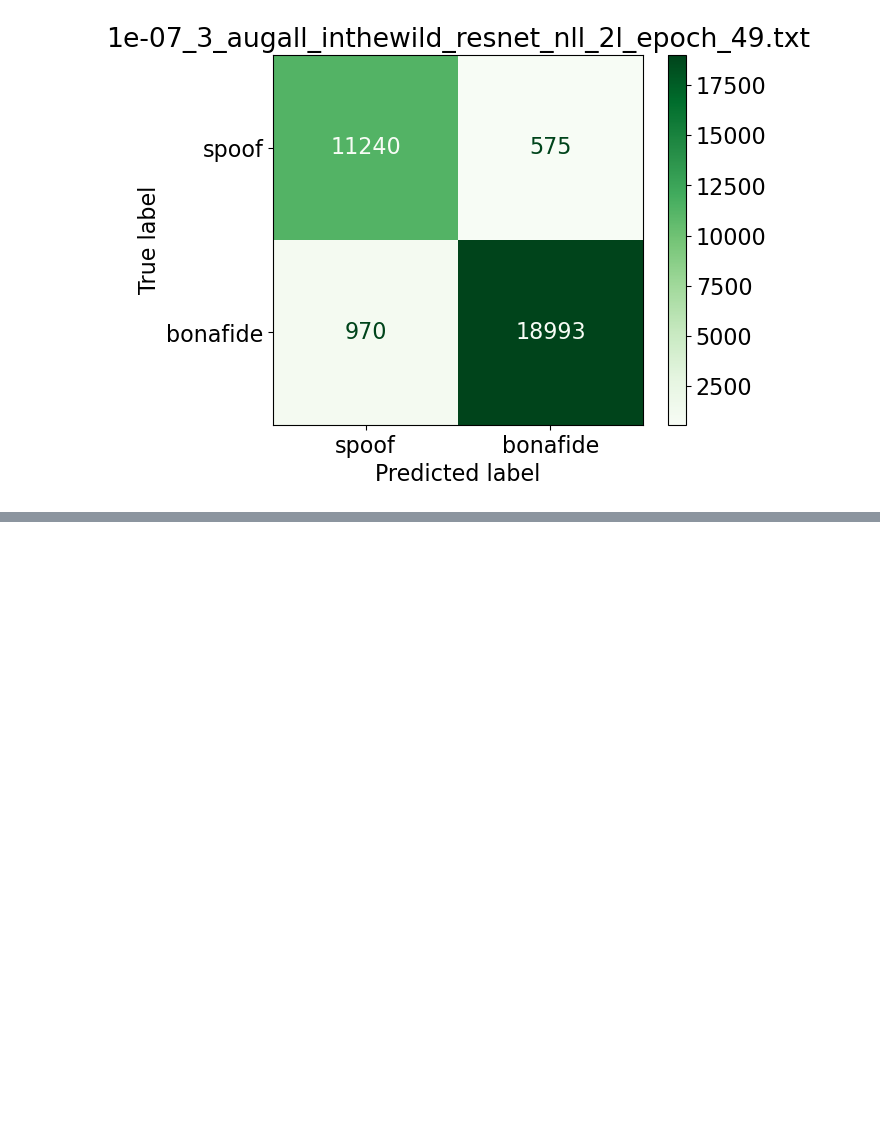
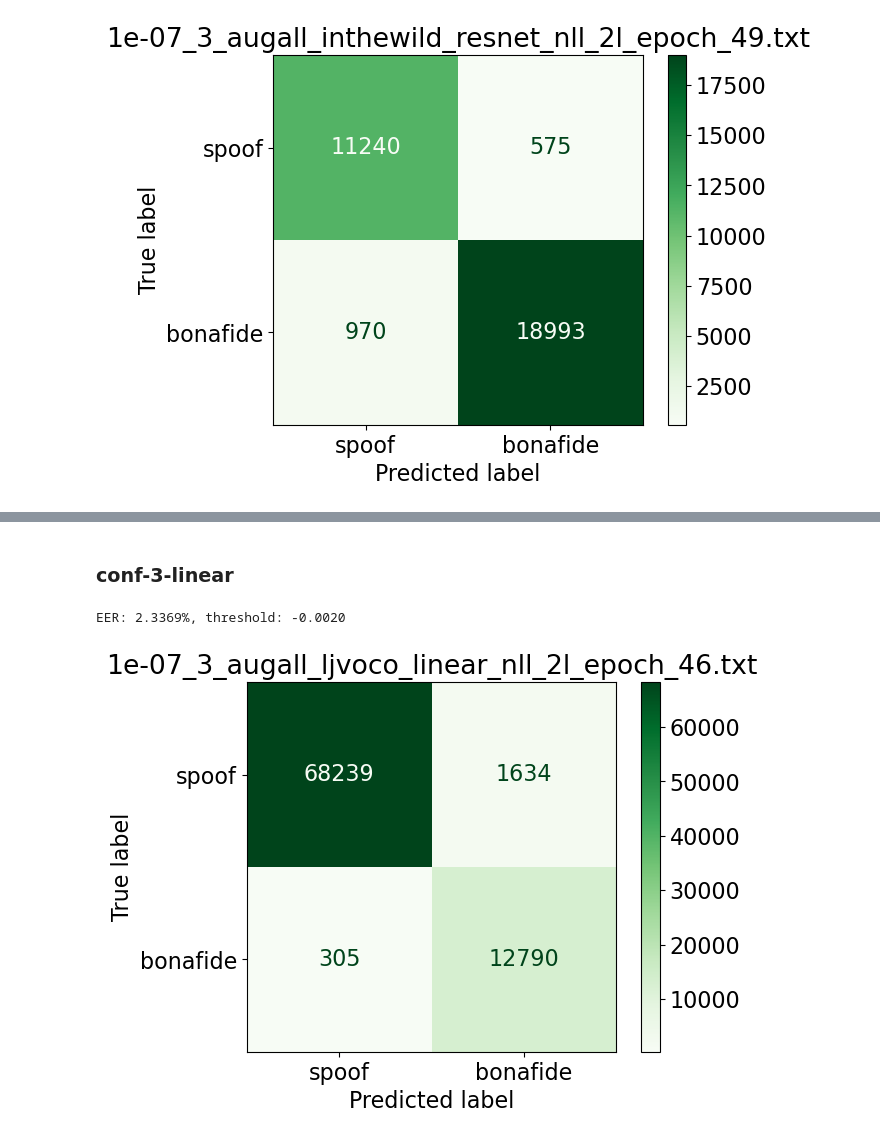
Before and after one commit to josebeo2016/SCL-Deepfake-audio-detection, a Jupyter notebook: Result.ipynb, the cells around one changed output, grey strips where cells are left out. Cells and saved outputs as stored; diff of their text form; code cells hidden in the pictures; blank space fills up the shorter version.

Commit message:
update ljvoco

```diff
--- a/Result.ipynb
+++ b/Result.ipynb
@@ -509,0 +511,6 @@ FileNotFoundError: [Errno 2] No such file or directory: 'figs/resnet_2l_epoch_21
+# %%
+# load SDS2023 protocol
+
+ljvoco = pd.read_csv("DATA/LJvoco/protocol.txt", sep=" ", header=None)
+ljvoco.columns = ['utt', 'subset', 'label']
+ljvoco.head
@@ -509,0 +532,27 @@ FileNotFoundError: [Errno 2] No such file or directory: 'figs/resnet_2l_epoch_21
+# %% [markdown]
+### conf-3-linear
+# %%
+pred_df = pd.read_csv("docs/1e-07_3_augall_ljvoco_linear_nll_2l_epoch_46.txt", sep=" ", header=None)
+pred_df.columns = ["utt", "score","pred"]
+
+pred_df.head
+res_df = pd.merge(ljvoco, pred_df, on='utt')
+
+# compute EER
+spoof_scores = res_df[res_df['label'] == 'spoof']['score']
+bonafide_scores = res_df[res_df['label'] == 'bonafide']['score']
+eer, threshold = compute_eer(bonafide_scores, spoof_scores)
+print("EER: {:.4f}%, threshold: {:.4f}".format(eer*100, threshold))
+res_df['pred'] = res_df['score'].apply(lambda x: 'spoof' if x < threshold else 'bonafide')
+
+
+# confusion matrix
+cm = confusion_matrix(res_df["label"], res_df["pred"], labels=["spoof","bonafide"])
+disp = ConfusionMatrixDisplay(confusion_matrix=cm, display_labels=["spoof","bonafide"])
+disp.plot(cmap='Greens', values_format='g')
+plt.title("1e-07_3_augall_ljvoco_linear_nll_2l_epoch_46.txt")
+# plt.savefig("figs/ori_assl_cm.png", dpi=300)
+plt.show()
+# %% [output]
+EER: 2.3369%, threshold: -0.0020
+[figure, added]
```
Also changed, not shown: parts of 5 cells of this notebook.
